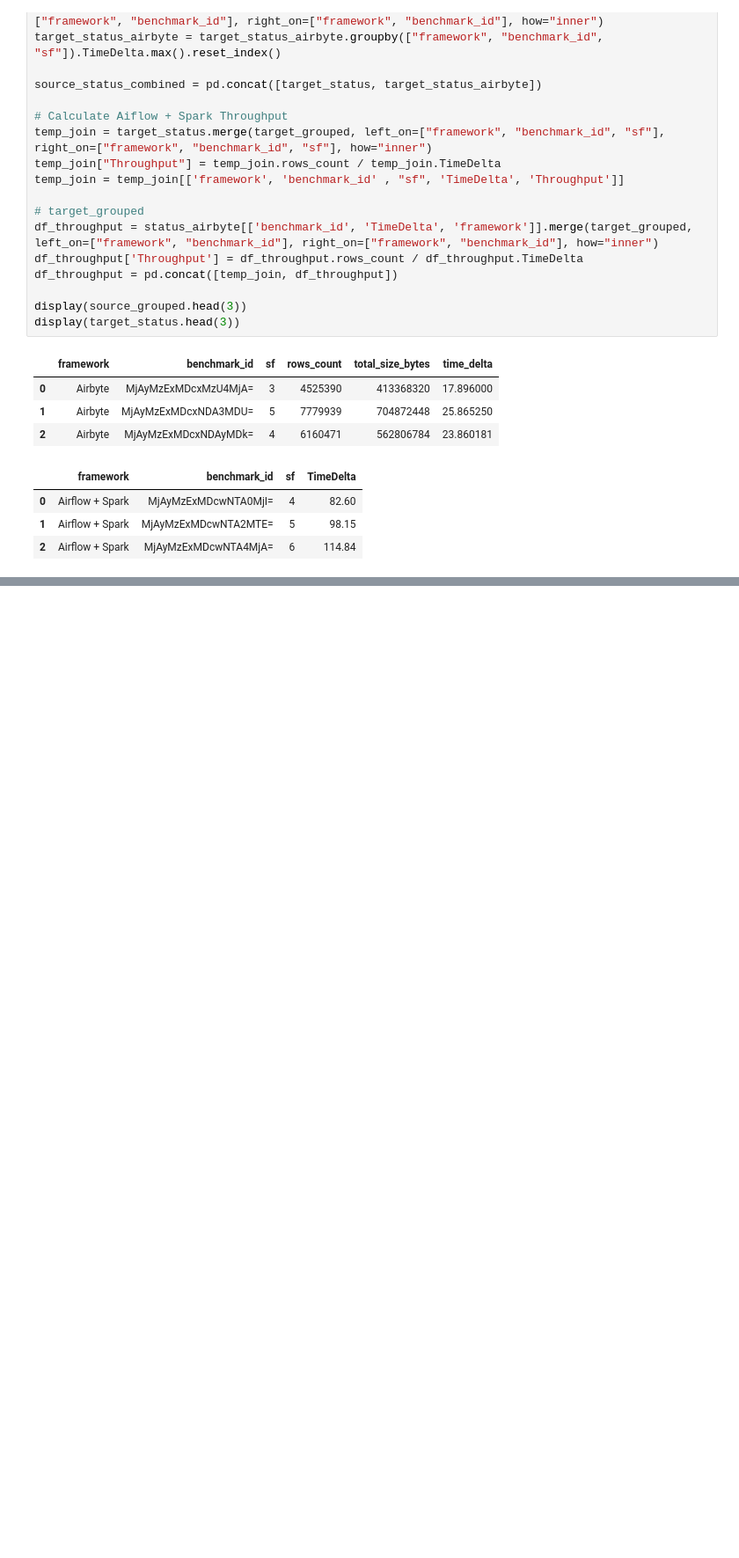
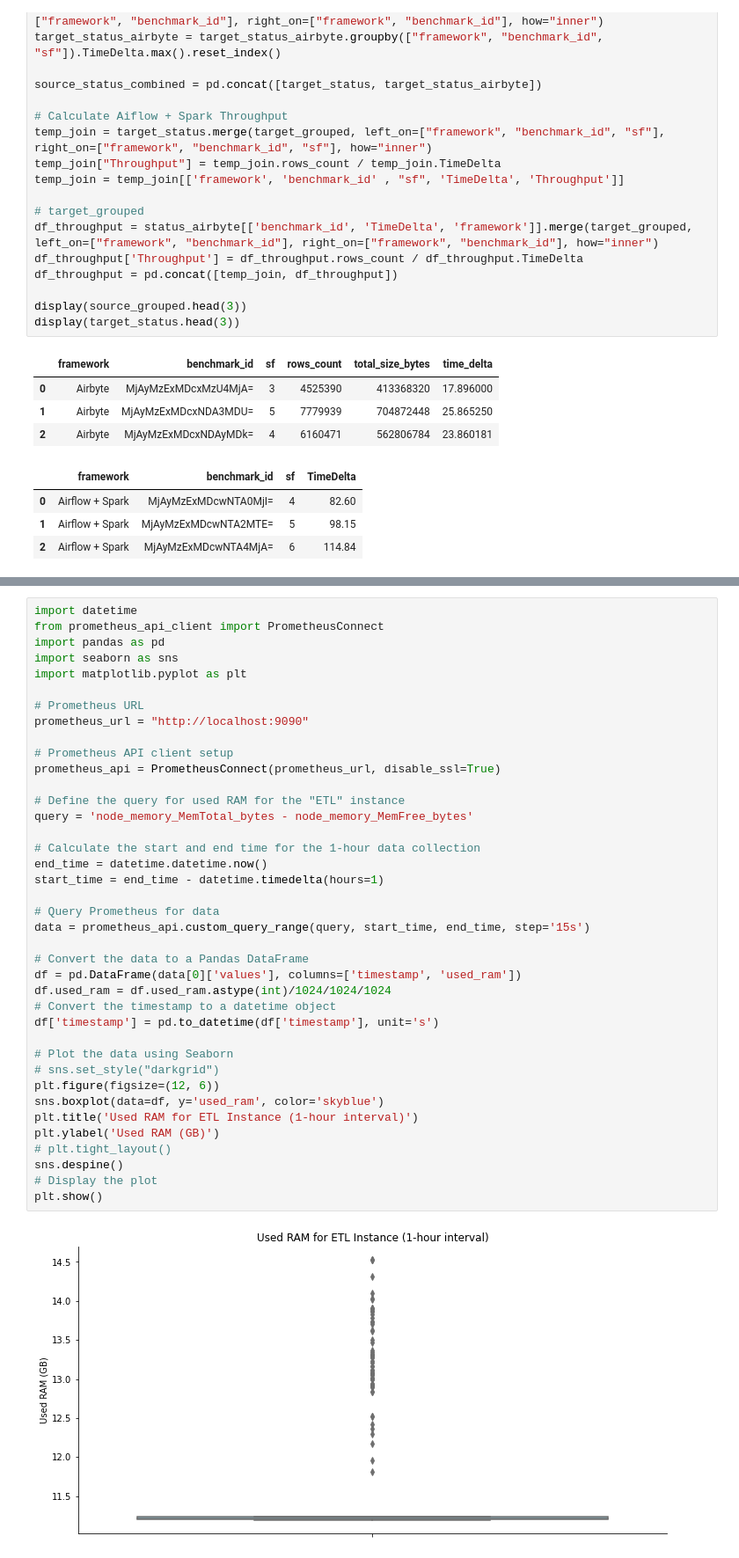
Before and after one commit to bombermal/TCC, a Jupyter notebook: Monitoring_VM/Retrieve/pre_analisys.ipynb, the cells around one changed output, grey strips where cells are left out. Shown: that part at 88% size. Drawn from its saved outputs; the diff is of its cells as text; blank space fills up the shorter version.

```diff
--- a/Monitoring_VM/Retrieve/pre_analisys.ipynb
+++ b/Monitoring_VM/Retrieve/pre_analisys.ipynb
@@ -174,0 +238,41 @@ plt.show()
+# %%
+import datetime
+from prometheus_api_client import PrometheusConnect
+import pandas as pd
+import seaborn as sns
+import matplotlib.pyplot as plt
+
+# Prometheus URL
+prometheus_url = "http://localhost:9090"
+
+# Prometheus API client setup
+prometheus_api = PrometheusConnect(prometheus_url, disable_ssl=True)
+
+# Define the query for used RAM for the "ETL" instance
+query = 'node_memory_MemTotal_bytes - node_memory_MemFree_bytes'
+
+# Calculate the start and end time for the 1-hour data collection
+end_time = datetime.datetime.now()
+start_time = end_time - datetime.timedelta(hours=1)
+
+# Query Prometheus for data
+data = prometheus_api.custom_query_range(query, start_time, end_time, step='15s')
+
+# Convert the data to a Pandas DataFrame
+df = pd.DataFrame(data[0]['values'], columns=['timestamp', 'used_ram'])
+df.used_ram = df.used_ram.astype(int)/1024/1024/1024
+# Convert the timestamp to a datetime object
+df['timestamp'] = pd.to_datetime(df['timestamp'], unit='s')
+
+# Plot the data using Seaborn
+# sns.set_style("darkgrid")
+plt.figure(figsize=(12, 6))
+sns.boxplot(data=df, y='used_ram', color='skyblue')
+plt.title('Used RAM for ETL Instance (1-hour interval)')
+plt.ylabel('Used RAM (GB)')
+# plt.tight_layout()
+sns.despine()
+# Display the plot
+plt.show()
+# %% [output]
+[figure, added]
```
Also changed, not shown: parts of 9 cells of this notebook.
